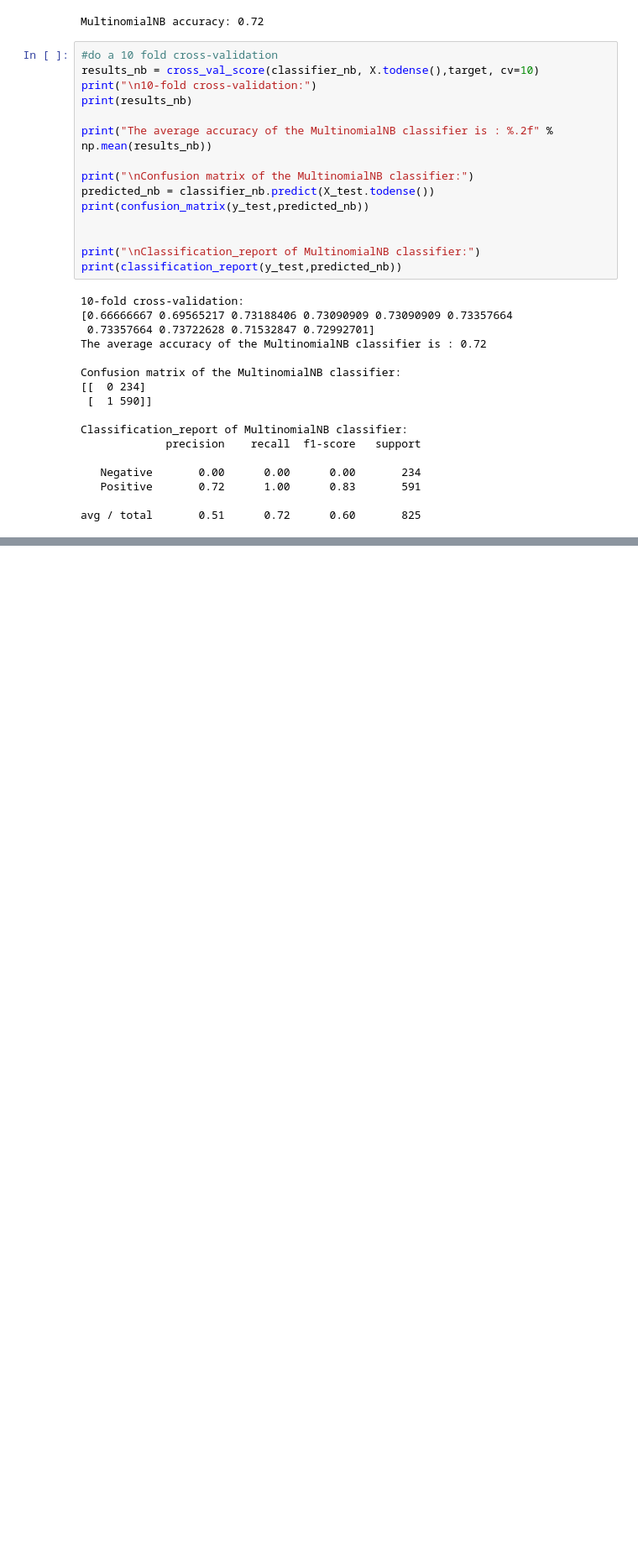
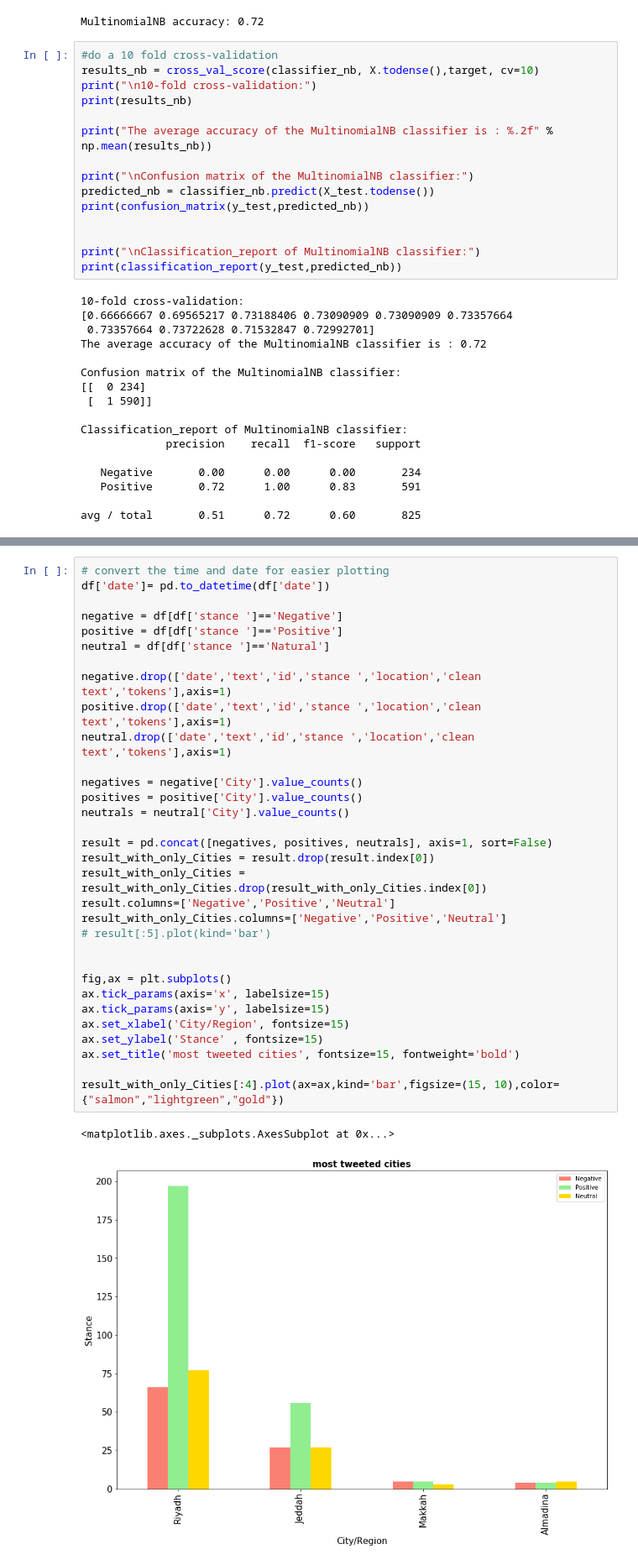
Before and after one commit to sarahalmunif/CloudProject, a Jupyter notebook: aramco (3).ipynb, the cells around one changed output, grey strips where cells are left out. Shown at 84% size. Saved outputs shown, nothing was run; the diff lists cells and outputs as text; blank space fills up the shorter version.

```diff
--- a/aramco (3).ipynb
+++ b/aramco (3).ipynb
@@ -798,0 +852,35 @@ avg / total       0.51      0.72      0.60       825
+# %%
+# convert the time and date for easier plotting
+df['date']= pd.to_datetime(df['date'])
+
+negative = df[df['stance ']=='Negative']
+positive = df[df['stance ']=='Positive']
+neutral = df[df['stance ']=='Natural']
+
+negative.drop(['date','text','id','stance ','location','clean text','tokens'],axis=1)
+positive.drop(['date','text','id','stance ','location','clean text','tokens'],axis=1)
+neutral.drop(['date','text','id','stance ','location','clean text','tokens'],axis=1)
+
+negatives = negative['City'].value_counts()
+positives = positive['City'].value_counts()
+neutrals = neutral['City'].value_counts()
+
+result = pd.concat([negatives, positives, neutrals], axis=1, sort=False)
+result_with_only_Cities = result.drop(result.index[0])
+result_with_only_Cities = result_with_only_Cities.drop(result_with_only_Cities.index[0])
+result.columns=['Negative','Positive','Neutral']
+result_with_only_Cities.columns=['Negative','Positive','Neutral']
+# result[:5].plot(kind='bar')
+
+
+fig,ax = plt.subplots()
+ax.tick_params(axis='x', labelsize=15)
+ax.tick_params(axis='y', labelsize=15)
+ax.set_xlabel('City/Region', fontsize=15)
+ax.set_ylabel('Stance' , fontsize=15)
+ax.set_title('most tweeted cities', fontsize=15, fontweight='bold')
+
+result_with_only_Cities[:4].plot(ax=ax,kind='bar',figsize=(15, 10),color={"salmon","lightgreen","gold"})
+# %% [output]
+<matplotlib.axes._subplots.AxesSubplot at 0x...>
+[figure, added]
```
Also changed, not shown: parts of 10 cells of this notebook.
